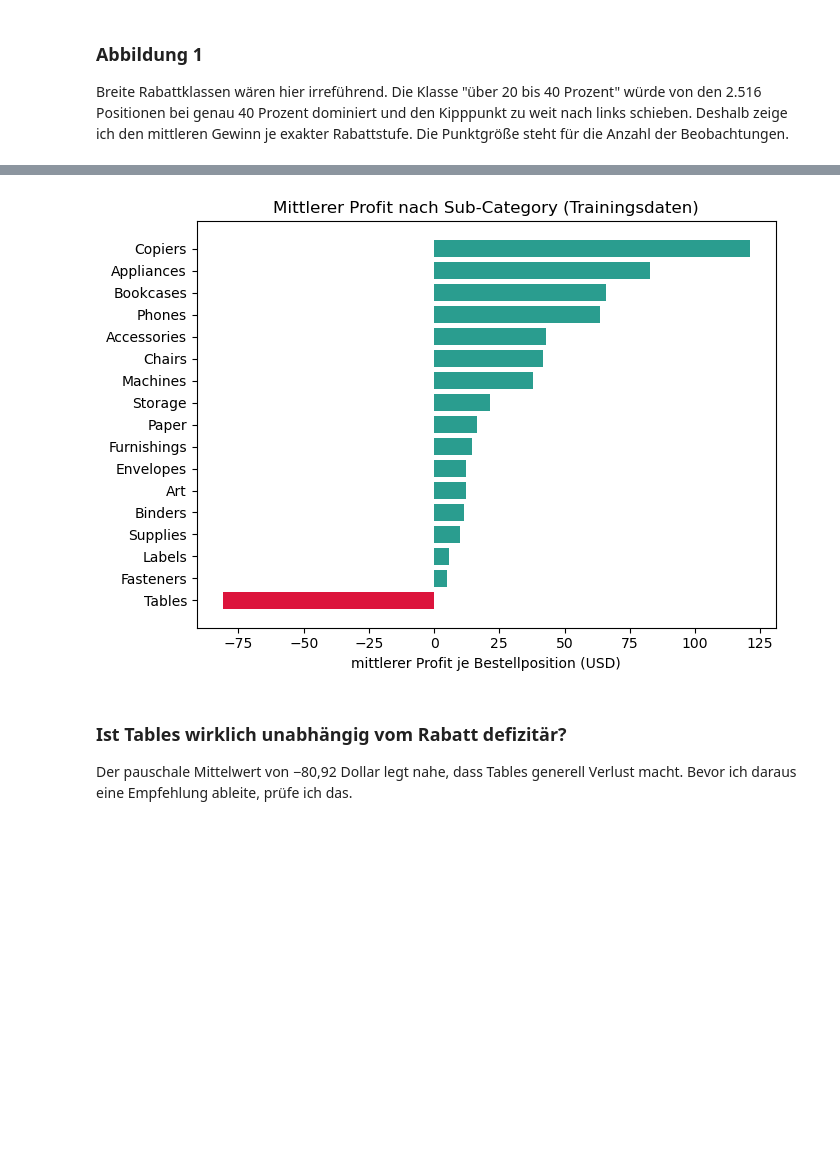
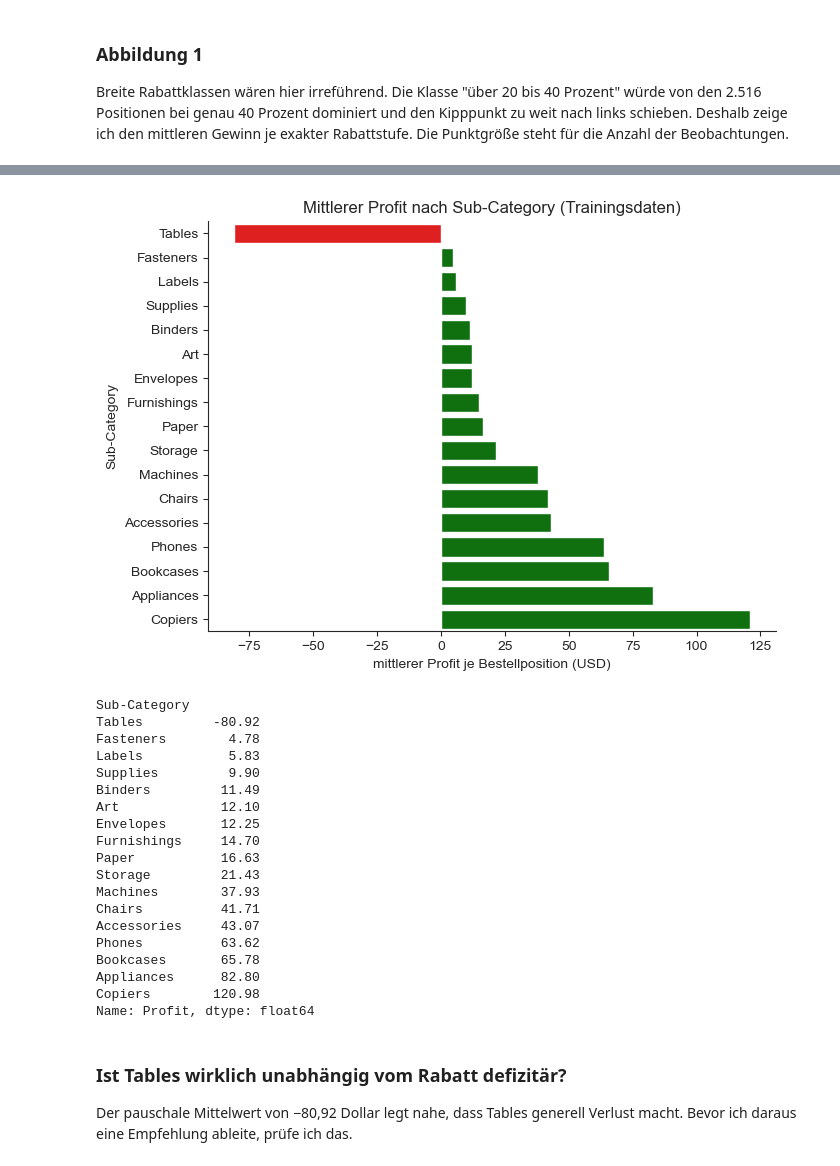
Before and after one commit to mohammed-hmed/ads04-profitvorhersage-superstore, a Jupyter notebook: notebooks/ADS04_Gesamtanalyse.ipynb, the cells around one changed output, grey strips where cells are left out. Saved outputs shown, nothing was run; the diff lists cells and outputs as text; code cells hidden in the pictures; blank space fills up the shorter version.

```diff
--- a/notebooks/ADS04_Gesamtanalyse.ipynb
+++ b/notebooks/ADS04_Gesamtanalyse.ipynb
@@ -76,13 +94,15 @@ Orders sind die Bestellpositionen, Returns die zurückgeschickten Bestellungen.
 # %%
 orders, returns = xl["Orders"], xl["Returns"]
 
-# Vereinheitlichung der Nachkommastellen: Die .xls-Datei speichert Geldbeträge mit
-# Gleitkomma-Rauschen (z. B. 0.47000000000000003 statt 0.47). Das Runden sorgt dafür,
-# dass die Analyse unabhängig vom eingelesenen Dateiformat exakt dieselben Werte liefert.
-for spalte, stellen in [("Sales", 4), ("Profit", 4), ("Shipping Cost", 4), ("Discount", 3)]:
+for spalte, stellen in [
+    ("Sales", 4),
+    ("Profit", 4),
+    ("Shipping Cost", 4),
+    ("Discount", 3),
+]:
     orders[spalte] = orders[spalte].round(stellen)
 
-orders.dtypes                      # Datentypen aller 24 Spalten
+orders.dtypes  # Datentypen aller 24 Spalten
 # %% [output]
 Row ID                     int64
 Order ID                  object
@@ -121,10 +138,12 @@ Die Retouren kommen über die `Order ID` an die Bestellpositionen dran. `how="le
 
 Das Flag `returned` benutze ich später nicht als Merkmal. Bei der Auftragsannahme weiß man noch nicht, ob etwas zurückkommt. Als Merkmal wäre das Zukunftswissen, also Datenleckage. Ich benutze es nur, um mir die Daten anzuschauen.
 # %%
-# assign(returned=1): Hilfsspalte anlegen; drop_duplicates: eine Zeile je retournierter Bestellung
-df = orders.merge(returns[["Order ID"]].assign(returned=1).drop_duplicates(),
-                  on="Order ID", how="left")
-df["returned"] = df["returned"].fillna(0).astype(int)   # keine Retoure -> 0
+df = orders.merge(
+    returns[["Order ID"]].assign(returned=1).drop_duplicates(),
+    on="Order ID",
+    how="left",
+)
+df["returned"] = df["returned"].fillna(0).astype(int)  # keine Retoure -> 0
 print("Bestellpositionen mit Retoure:", df["returned"].sum(), "von", len(df))
 # %% [output]
 Bestellpositionen mit Retoure: 3050 von 51290
@@ -168,11 +186,12 @@ Anteil Verlustpositionen (Training): 0.2435
 
 Pickle behält die Datentypen, zum Beispiel die Datumsspalten. CSV kann das nicht, deshalb liegt beides da.
 # %%
-# Pickle bewahrt die Datentypen; die CSV-Kopie ist versionsunabhängig lesbar
 for name, tabelle in [("gs_clean", df), ("train", train_df), ("test", test_df)]:
-    tabelle.to_pickle(f"{PROC}/{name}.pkl")
-    tabelle.to_csv(f"{PROC}/{name}.csv.gz", index=False, compression="gzip")
-print("exportiert nach", PROC)
+    tabelle.to_pickle(os.path.join(PROC_PATH, name + ".pkl"))
+    tabelle.to_csv(
+        os.path.join(PROC_PATH, name + ".csv.gz"), index=False, compression="gzip"
+    )
+print("exportiert nach", PROC_PATH)
 # %% [output]
 exportiert nach ../data/processed
 # %% [markdown]
@@ -309,14 +362,35 @@ plt.show()
 # %%
 sub = train_df.groupby("Sub-Category")["Profit"].mean().sort_values()
-fig, ax = plt.subplots(figsize=(7, 5))
-ax.barh(sub.index, sub.values, color=["crimson" if v < 0 else "#2a9d8f" for v in sub.values])
-ax.set_xlabel("mittlerer Profit je Bestellposition (USD)")
-ax.set_title("Mittlerer Profit nach Sub-Category (Trainingsdaten)")
-fig.tight_layout(); fig.savefig(f"{FIG}/abb2_subcategory_profit.png", dpi=150)
+
+plt.figure(figsize=(7, 5))
+sns.barplot(x=sub.values, y=sub.index, palette=["red" if v < 0 else "green" for v in sub.values], hue=sub.index, legend=False)
+plt.xlabel("mittlerer Profit je Bestellposition (USD)")
+plt.title("Mittlerer Profit nach Sub-Category (Trainingsdaten)")
+plt.tight_layout()
+plt.savefig(os.path.join(FIG_PATH, "abb2_subcategory_profit.png"), dpi=150)
+plt.show()
 sub.round(2)
-plt.show()
 # %% [output]
-[figure, old version]
+[figure, new version]
+Sub-Category
+Tables         -80.92
+Fasteners        4.78
+Labels           5.83
+Supplies         9.90
+Binders         11.49
+Art             12.10
+Envelopes       12.25
+Furnishings     14.70
+Paper           16.63
+Storage         21.43
+Machines        37.93
+Chairs          41.71
+Accessories     43.07
+Phones          63.62
+Bookcases       65.78
+Appliances      82.80
+Copiers        120.98
+Name: Profit, dtype: float64
 # %% [markdown]
 ### Ist Tables wirklich unabhängig vom Rabatt defizitär?
 
```
Also changed, not shown: parts of 40 cells of this notebook, 4 other files.
